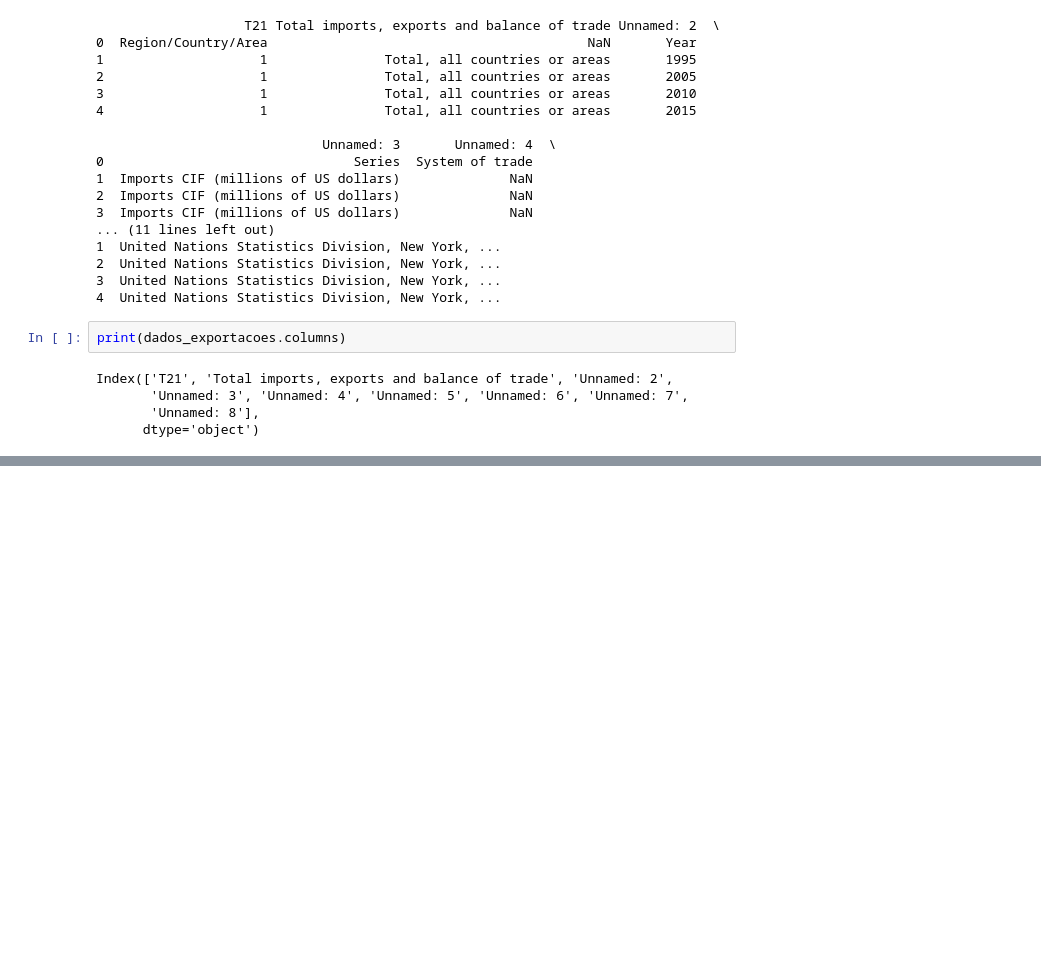
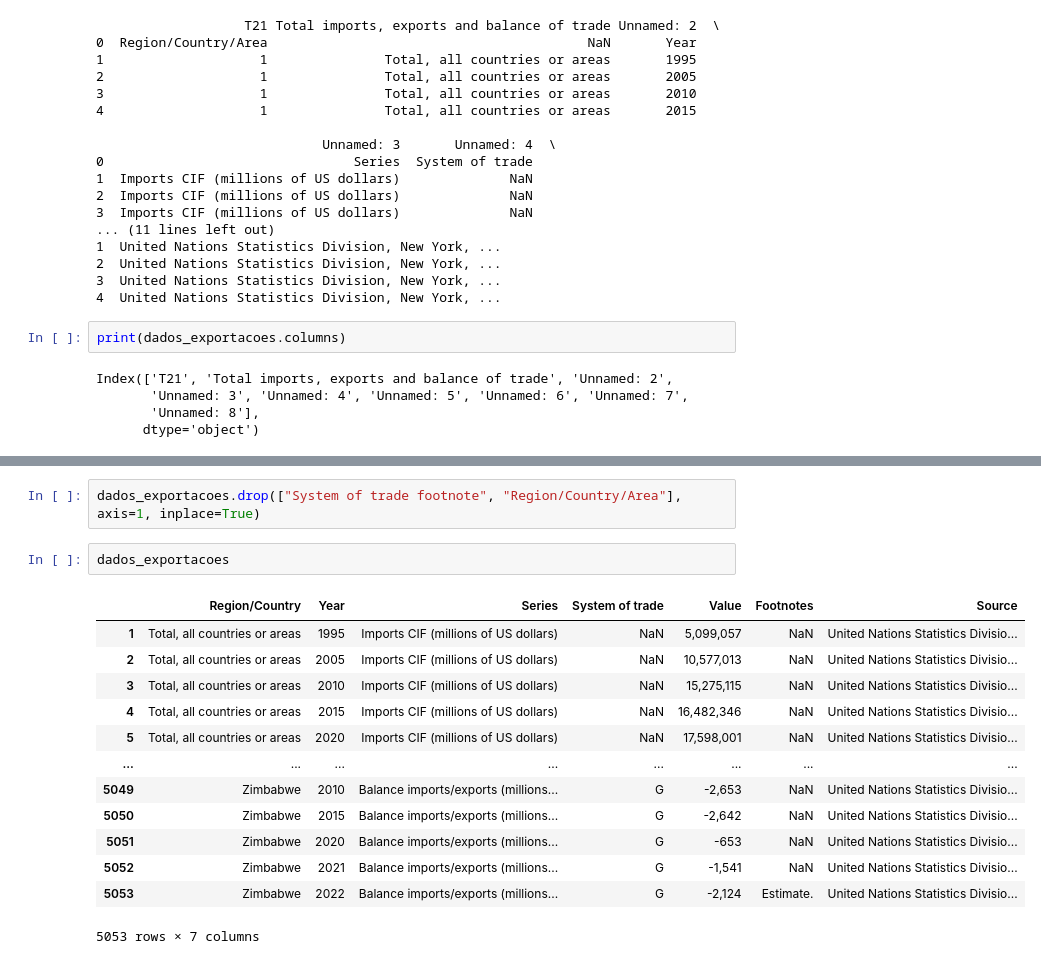
Before and after one commit to edufsi/Projeto-Desafio, a Jupyter notebook: Desafio.ipynb, the cells around one changed output, grey strips where cells are left out. Cells and saved outputs as stored; diff of their text form; blank space fills up the shorter version.

Commit message:
Limpeza do df de exportações e importações

```diff
--- a/Desafio.ipynb
+++ b/Desafio.ipynb
@@ -339,0 +406,18 @@ Index(['Region/Country/Area', 'Region/Country', 'Year', 'Series',
+# %%
+dados_exportacoes.drop(["System of trade footnote", "Region/Country/Area"], axis=1, inplace=True)
+# %%
+dados_exportacoes
+# %% [output]
+|  | Region/Country | Year | Series | System of trade | Value | Footnotes | Source |
+| 1 | Total, all countries or areas | 1995 | Imports CIF (millions of US dollars) | NaN | 5,099,057 | NaN | United Nations Statistics Divisio... |
+| 2 | Total, all countries or areas | 2005 | Imports CIF (millions of US dollars) | NaN | 10,577,013 | NaN | United Nations Statistics Divisio... |
+| 3 | Total, all countries or areas | 2010 | Imports CIF (millions of US dollars) | NaN | 15,275,115 | NaN | United Nations Statistics Divisio... |
+| 4 | Total, all countries or areas | 2015 | Imports CIF (millions of US dollars) | NaN | 16,482,346 | NaN | United Nations Statistics Divisio... |
+| 5 | Total, all countries or areas | 2020 | Imports CIF (millions of US dollars) | NaN | 17,598,001 | NaN | United Nations Statistics Divisio... |
+| ... | ... | ... | ... | ... | ... | ... | ... |
+| 5049 | Zimbabwe | 2010 | Balance imports/exports (millions... | G | -2,653 | NaN | United Nations Statistics Divisio... |
+| 5050 | Zimbabwe | 2015 | Balance imports/exports (millions... | G | -2,642 | NaN | United Nations Statistics Divisio... |
+| 5051 | Zimbabwe | 2020 | Balance imports/exports (millions... | G | -653 | NaN | United Nations Statistics Divisio... |
+| 5052 | Zimbabwe | 2021 | Balance imports/exports (millions... | G | -1,541 | NaN | United Nations Statistics Divisio... |
+| 5053 | Zimbabwe | 2022 | Balance imports/exports (millions... | G | -2,124 | Estimate. | United Nations Statistics Divisio... |
+5053 rows × 7 columns
```
Also changed, not shown: parts of 14 cells of this notebook.
